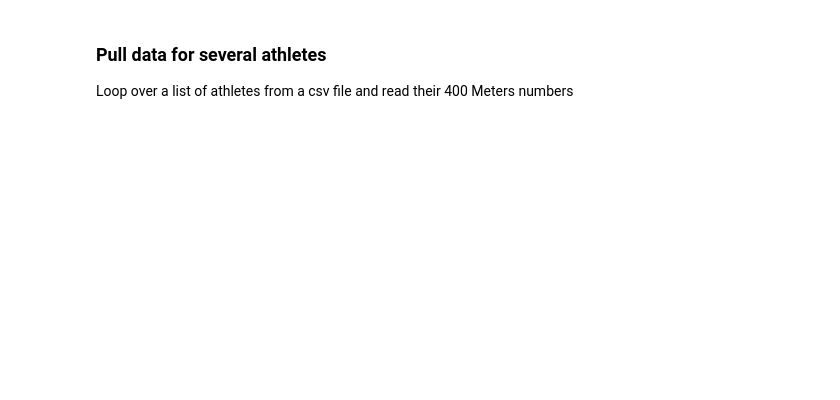
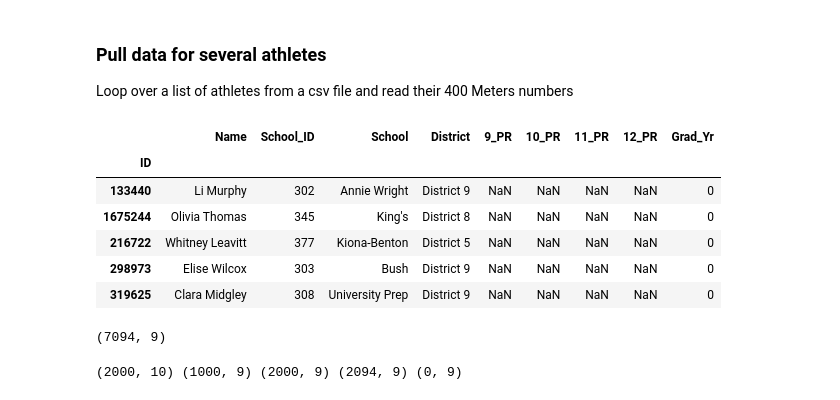
Before and after one commit to Stitchmaker/Metis_Bootcamp, a Jupyter notebook: Luther_Project/Project_Luther_athletes.ipynb, the cells around one changed output. Saved outputs shown, nothing was run; the diff lists cells and outputs as text; code cells hidden in the pictures; blank space fills up the shorter version.

```diff
--- a/Luther_Project/Project_Luther_athletes.ipynb
+++ b/Luther_Project/Project_Luther_athletes.ipynb
@@ -80,5 +101,9 @@ header = {
 # %%
 #file = '/Users/dana/metis/git/Metis_Bootcamp/Luther_Project/athletes.csv'
-file = '/Users/dana/metis/git/Metis_Bootcamp/Luther_Project/athlete_list.csv'
+#file = '/Users/dana/metis/git/Metis_Bootcamp/Luther_Project/athlete_list.csv'
+#file = '/Users/dana/metis/git/Metis_Bootcamp/Luther_Project/athlete_list_boy1600.csv'
+#file = '/Users/dana/metis/git/Metis_Bootcamp/Luther_Project/athlete_list_girlls 1600.csv'
+file = '/Users/dana/metis/git/Metis_Bootcamp/Luther_Project/athlete_list_girl400.csv'
+#file = '/Users/dana/metis/git/Metis_Bootcamp/Luther_Project/athlete_list_boy400.csv'
 
 athlete_list = pd.read_csv(file)
@@ -107,0 +121,23 @@ all_data['12_PR'] = np.nan
+# %%
+all_data.head()
+# %% [output]
+|  | Name | School_ID | School | District | 9_PR | 10_PR | 11_PR | 12_PR | Grad_Yr |
+| ID |  |  |  |  |  |  |  |  |  |
+| 133440 | Li Murphy | 302 | Annie Wright | District 9 | NaN | NaN | NaN | NaN | 0 |
+| 1675244 | Olivia Thomas | 345 | King's | District 8 | NaN | NaN | NaN | NaN | 0 |
+| 216722 | Whitney Leavitt | 377 | Kiona-Benton | District 5 | NaN | NaN | NaN | NaN | 0 |
+| 298973 | Elise Wilcox | 303 | Bush | District 9 | NaN | NaN | NaN | NaN | 0 |
+| 319625 | Clara Midgley | 308 | University Prep | District 9 | NaN | NaN | NaN | NaN | 0 |
+# %%
+all_data.shape
+# %% [output]
+(7094, 9)
+# %%
+#all_data1 = all_data[0:2000]
+all_data2 = all_data[2000:3000]
+all_data3 = all_data[3000:5000]
+all_data4 = all_data[5000:8000]
+all_data5 = all_data[8000:10000]
+print(all_data1.shape,all_data2.shape,all_data3.shape,all_data4.shape,all_data5.shape)
+# %% [output]
+(2000, 10) (1000, 9) (2000, 9) (2094, 9) (0, 9)
```
Also changed, not shown: parts of 26 cells of this notebook, 1 other file.
